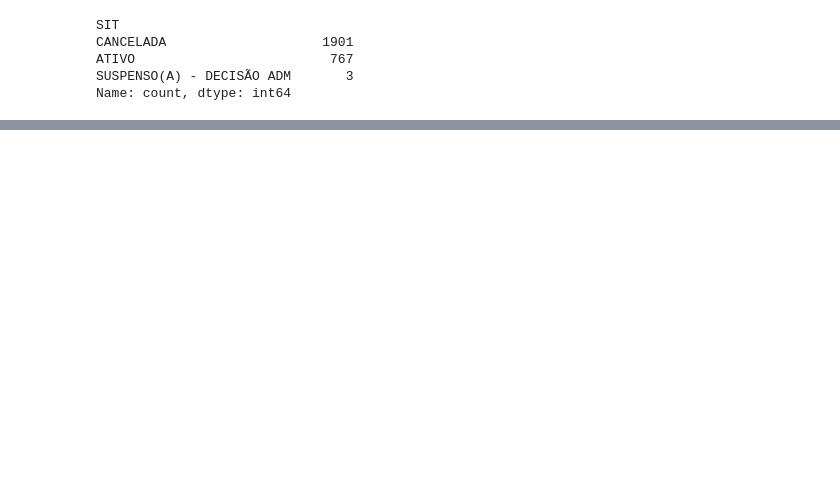
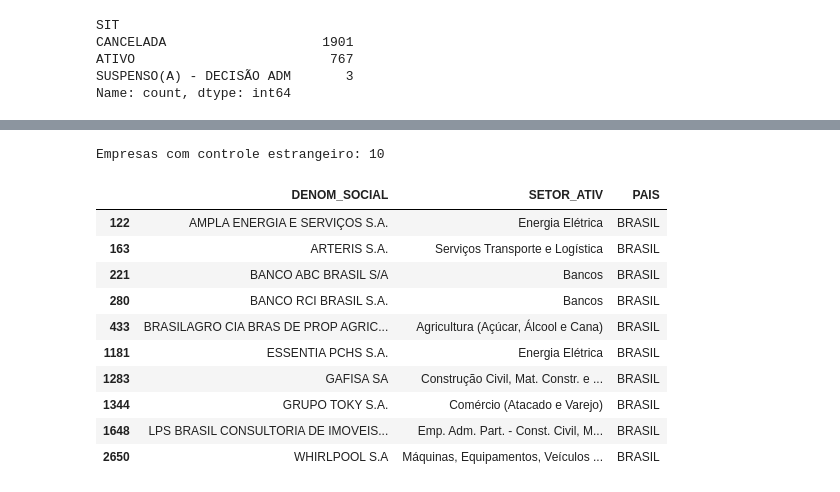
Before and after one commit to raipbarboza/python-esg-studies, a Jupyter notebook: aula04/aula04.ipynb, the cells around one changed output, grey strips where cells are left out. Cells and saved outputs as stored; diff of their text form; code cells hidden in the pictures; blank space fills up the shorter version.

```diff
--- a/aula04/aula04.ipynb
+++ b/aula04/aula04.ipynb
@@ -149,0 +197,17 @@ df_ativas = df_limpo[df_limpo["SIT"] == "ATIVO"].copy()
+# %%
+df_estrangeiro = df_ativas[df_ativas["CONTROLE_ACIONARIO"] == "ESTRANGEIRO"].copy()
+print(f"Empresas com controle estrangeiro: {len(df_estrangeiro)}")
+df_estrangeiro[["DENOM_SOCIAL", "SETOR_ATIV", "PAIS"]].head(10)
+# %% [output]
+Empresas com controle estrangeiro: 10
+|  | DENOM_SOCIAL | SETOR_ATIV | PAIS |
+| 122 | AMPLA ENERGIA E SERVIÇOS S.A. | Energia Elétrica | BRASIL |
+| 163 | ARTERIS S.A. | Serviços Transporte e Logística | BRASIL |
+| 221 | BANCO ABC BRASIL S/A | Bancos | BRASIL |
+| 280 | BANCO RCI BRASIL S.A. | Bancos | BRASIL |
+| 433 | BRASILAGRO CIA BRAS DE PROP AGRIC... | Agricultura (Açúcar, Álcool e Cana) | BRASIL |
+| 1181 | ESSENTIA PCHS S.A. | Energia Elétrica | BRASIL |
+| 1283 | GAFISA SA | Construção Civil, Mat. Constr. e ... | BRASIL |
+| 1344 | GRUPO TOKY S.A. | Comércio (Atacado e Varejo) | BRASIL |
+| 1648 | LPS BRASIL CONSULTORIA DE IMOVEIS... | Emp. Adm. Part. - Const. Civil, M... | BRASIL |
+| 2650 | WHIRLPOOL S.A | Máquinas, Equipamentos, Veículos ... | BRASIL |
```
Also changed, not shown: parts of 7 cells of this notebook.
